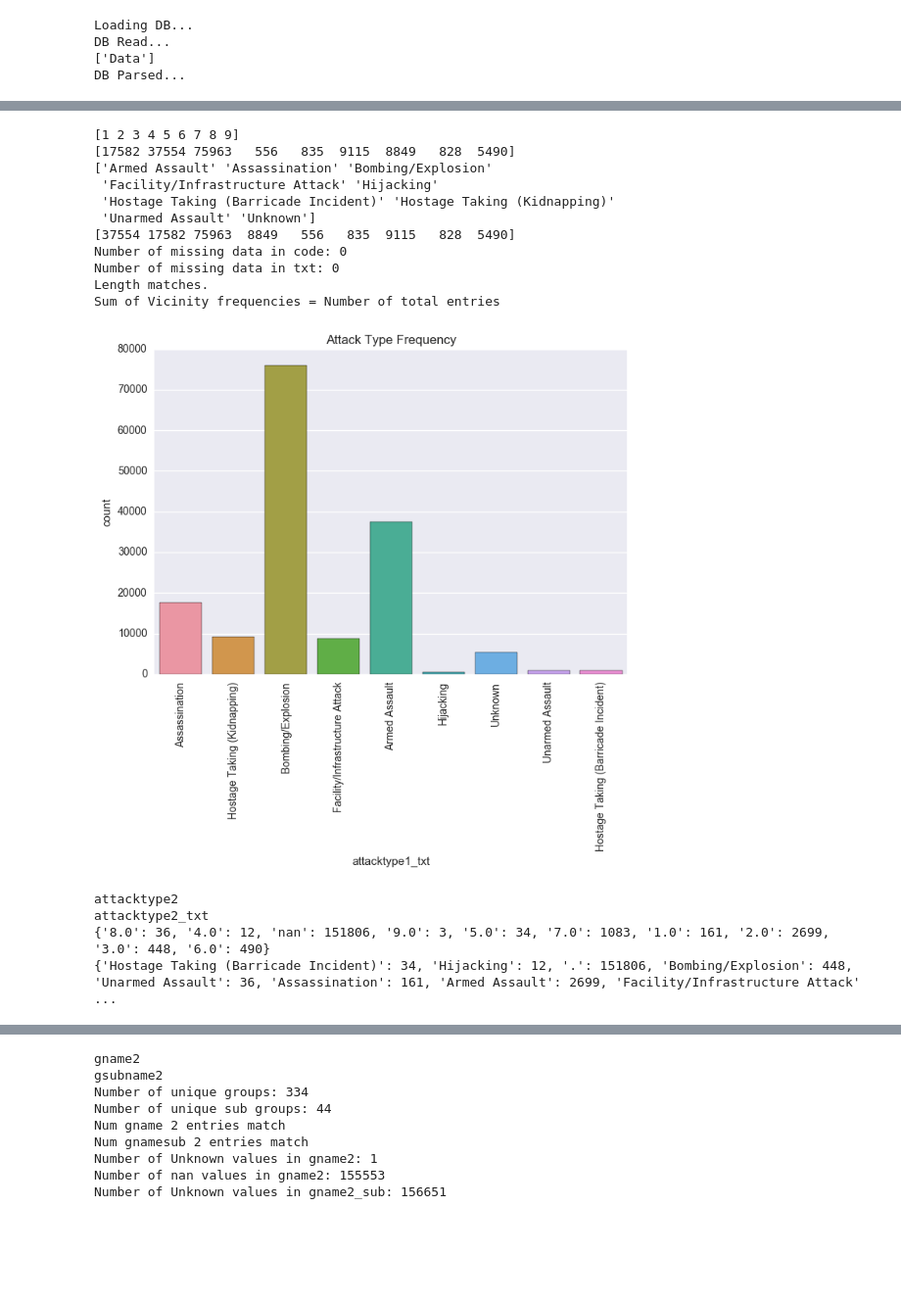
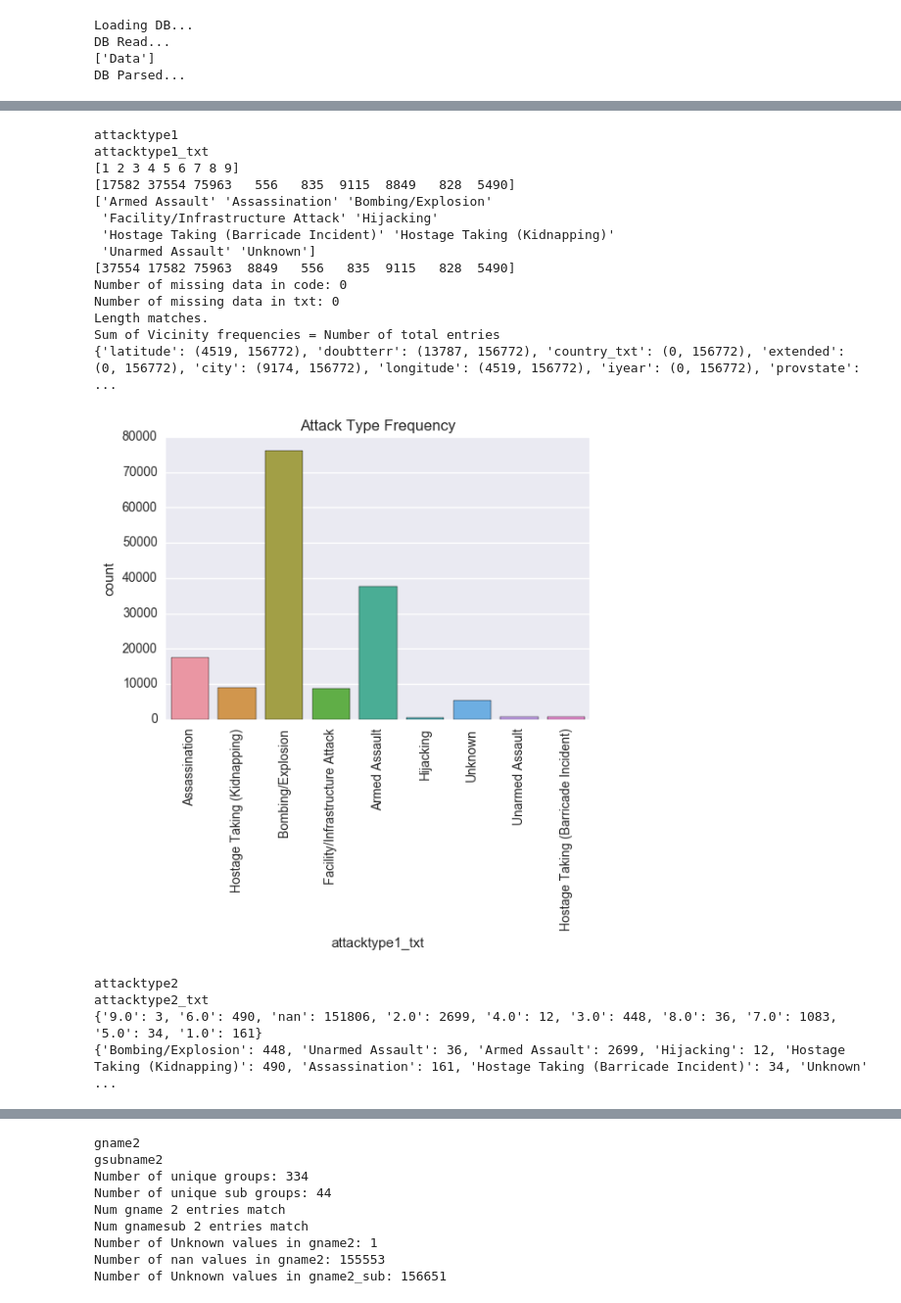
Before and after one commit to msandim/tum-data-mining-lab, a Jupyter notebook: Week 1/Avro_Check_Missing_Data_and_Frequencies - Cleaned plots.ipynb, the cells around one changed output, grey strips where cells are left out. Shown at 98% size. Cells and saved outputs as stored; diff of their text form; code cells hidden in the pictures; blank space fills up the shorter version.

Commit message:
Add Missing Data search. Add some joint plots for interesting variable combinations. Update ipynb from Week1 to create missing data dict.

```diff
--- a/Week 1/Avro_Check_Missing_Data_and_Frequencies - Cleaned plots.ipynb
+++ b/Week 1/Avro_Check_Missing_Data_and_Frequencies - Cleaned plots.ipynb
@@ -705,0 +665,13 @@ Number of missing data: 0
+# %%
+# Start with Column 17. Location.
+curr = columns[12]
+curr_column = dfs[curr]
+print(curr)
+
+no_location_info_count = 0
+for index, city in enumerate(curr_column):
+    if str(city) == "nan" or str(city) == "Unknown":
+        no_location_info_count += 1
+
+print("No location field = " + str(no_location_info_count))
+missing_dict[curr] = no_location_info_count,total_entries
@@ -768,9 +924,11 @@ Number of missing data: 0
 # %%
 # Start with Column 28 and 29. Attack_type and attack_type_txt
-
-curr_column = dfs[columns[28]]
-sec_column = dfs[columns[29]]
-
+curr = columns[28]
+sec = columns[29]
+curr_column = dfs[curr]
+sec_column = dfs[sec]
+print(curr)
+print(sec)
 unique_attacks, attack_counts = np.unique(curr_column, return_counts=True)
 unique_attacks_txt, attack_counts_txt = np.unique(sec_column, return_counts=True)
 
@@ -780,50 +938,64 @@ print(unique_attacks_txt)
 print(attack_counts_txt)
 
 nan_count = 0
+unknown_count = 0
 for index, attacktype in enumerate(curr_column):
     if str(attacktype) == "nan":
         nan_count += 1
+    if attacktype == 9:
+        unknown_count += 1
 print("Number of missing data in code: " + str(nan_count))
+missing_dict[curr] = unknown_count,total_entries
 nan_count = 0
+unknown_count = 0
+
 for index, attacktypetxt in enumerate(sec_column):
     if str(attacktypetxt) == "nan":
         nan_count += 1
+    if str(attacktypetxt) == "Unknown":
+        unknown_count += 1
 print("Number of missing data in txt: " + str(nan_count))
-
+missing_dict[sec] = unknown_count,total_entries
 #Check if any row is missing the region name
 if total_entries == len(curr_column):
     print("Length matches.")
 else:
     print("Achtung!! Length mismatch. total_entries = " + str(total_entries) + " length spec count = " + str(len(attack_counts_txt)))
 total = np.sum(attack_counts_txt)
 if total_entries == total:
     print("Sum of Vicinity frequencies = Number of total entries")
 else:
     print("Achtung!! Cumulative frequency mismatch.")
 
 ax = sns.countplot(sec_column)
 mp.pyplot.title("Attack Type Frequency")
 _ = mp.pyplot.setp(ax.get_xticklabels(), rotation=90)
+print(missing_dict)
 # %% [output]
+attacktype1
+attacktype1_txt
 [1 2 3 4 5 6 7 8 9]
 [17582 37554 75963   556   835  9115  8849   828  5490]
 ['Armed Assault' 'Assassination' 'Bombing/Explosion'
  'Facility/Infrastructure Attack' 'Hijacking'
  'Hostage Taking (Barricade Incident)' 'Hostage Taking (Kidnapping)'
  'Unarmed Assault' 'Unknown']
 [37554 17582 75963  8849   556   835  9115   828  5490]
 Number of missing data in code: 0
 Number of missing data in txt: 0
 Length matches.
 Sum of Vicinity frequencies = Number of total entries
+{'latitude': (4519, 156772), 'doubtterr': (13787, 156772), 'country_txt': (0, 156772), 'extended': (0, 156772), 'city': (9174, 156772), 'longitude': (4519, 156772), 'iyear': (0, 156772), 'provstate':  ...
-[figure, old version]
+[figure, new version]
 # %%
 # Start with Column 30 and 31. Attack_type_2 and attack_type_2_txt
 
-curr_column = dfs[columns[30]]
-sec_column = dfs[columns[31]]
-print(columns[30])
-print(columns[31])
+curr = columns[30]
+sec = columns[31]
+curr_column = dfs[curr]
+sec_column = dfs[sec]
+print(curr)
+print(sec)
 attack2_dict = {}
 attack2_txt_dict = {}
 
@@ -843,10 +1015,11 @@ for index in range(0,total_entries):
 
 print(attack2_dict)
 print(attack2_txt_dict)
+missing_dict[curr] = attack2_dict['nan'],total_entries
 # %% [output]
 attacktype2
 attacktype2_txt
-{'8.0': 36, '4.0': 12, 'nan': 151806, '9.0': 3, '5.0': 34, '7.0': 1083, '1.0': 161, '2.0': 2699, '3.0': 448, '6.0': 490}
-{'Hostage Taking (Barricade Incident)': 34, 'Hijacking': 12, '.': 151806, 'Bombing/Explosion': 448, 'Unarmed Assault': 36, 'Assassination': 161, 'Armed Assault': 2699, 'Facility/Infrastructure Attack' ...
+{'9.0': 3, '6.0': 490, 'nan': 151806, '2.0': 2699, '4.0': 12, '3.0': 448, '8.0': 36, '7.0': 1083, '5.0': 34, '1.0': 161}
+{'Bombing/Explosion': 448, 'Unarmed Assault': 36, 'Armed Assault': 2699, 'Hijacking': 12, 'Hostage Taking (Kidnapping)': 490, 'Assassination': 161, 'Hostage Taking (Barricade Incident)': 34, 'Unknown' ...
 # %%
 # Start with Column 32 and 33. Attack_type_3 and attack_type_3_txt
```
Also changed, not shown: parts of 163 cells of this notebook, 2 other files.
